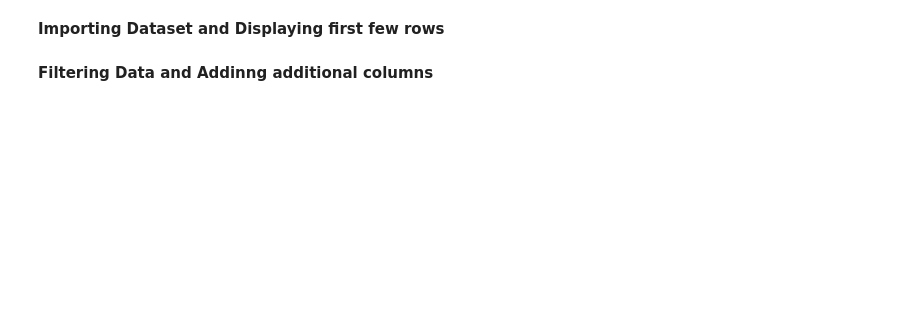
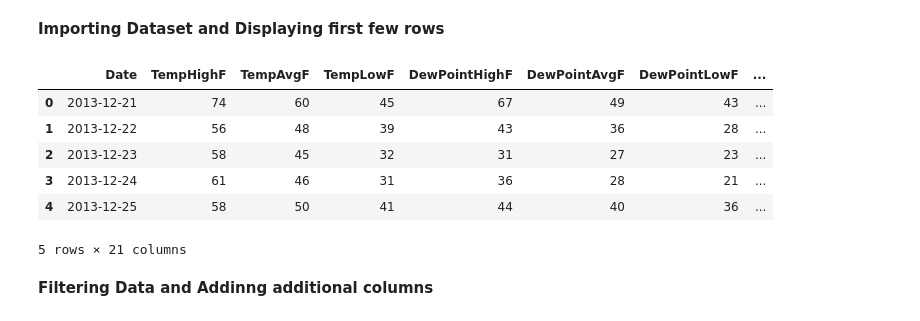
Before and after one commit to MorganChidley/Advanced-Topics-Assignment, a Jupyter notebook: Advanced_Topics.ipynb, the cells around one changed output. Drawn from its saved outputs; the diff is of its cells as text; code cells hidden in the pictures; blank space fills up the shorter version.

```diff
--- a/Advanced_Topics.ipynb
+++ b/Advanced_Topics.ipynb
@@ -5,16 +5,24 @@
 # %%
 # Importing nescesary libaries
 import pandas as pd
 import numpy as np
 import matplotlib.pyplot as plt
 from sklearn.linear_model import LinearRegression
 
 # Loading dataset into a Pandas DataFrame
-file_path = '/content/drive/MyDrive/austin_weather.csv'
-df = pd.read_csv(file_path)
+file_path = "/content/drive/MyDrive/austin_weather.csv"
+dataset = pd.read_csv(file_path)
 
 # Display the first few rows to understand the structure
-df.head()
+dataset.head()
+# %% [output]
+|  | Date | TempHighF | TempAvgF | TempLowF | DewPointHighF | DewPointAvgF | DewPointLowF | ... |
+| 0 | 2013-12-21 | 74 | 60 | 45 | 67 | 49 | 43 | ... |
+| 1 | 2013-12-22 | 56 | 48 | 39 | 43 | 36 | 28 | ... |
+| 2 | 2013-12-23 | 58 | 45 | 32 | 31 | 27 | 23 | ... |
+| 3 | 2013-12-24 | 61 | 46 | 31 | 36 | 28 | 21 | ... |
+| 4 | 2013-12-25 | 58 | 50 | 41 | 44 | 40 | 36 | ... |
+5 rows × 21 columns
 # %% [markdown]
 **Filtering Data and Addinng additional columns**
 # %%
```
Also changed, not shown: parts of 6 cells of this notebook.
